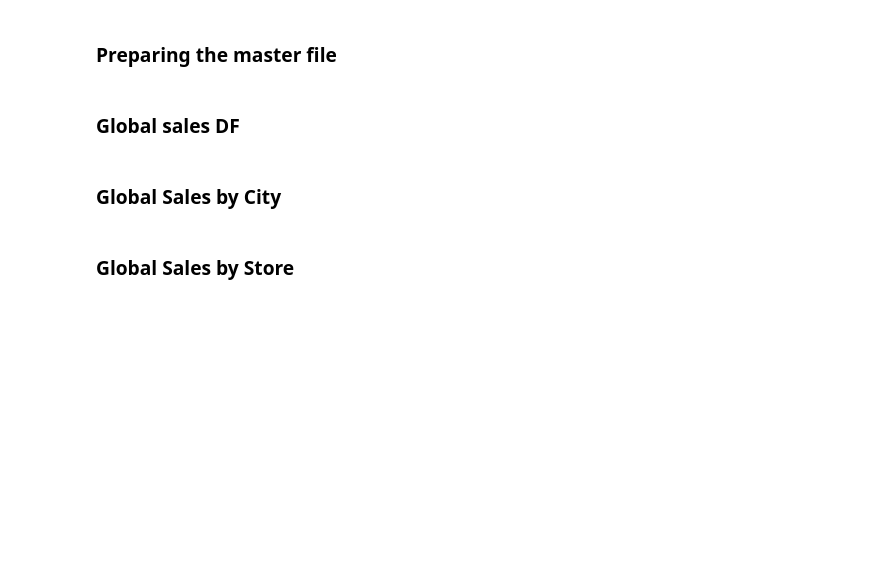
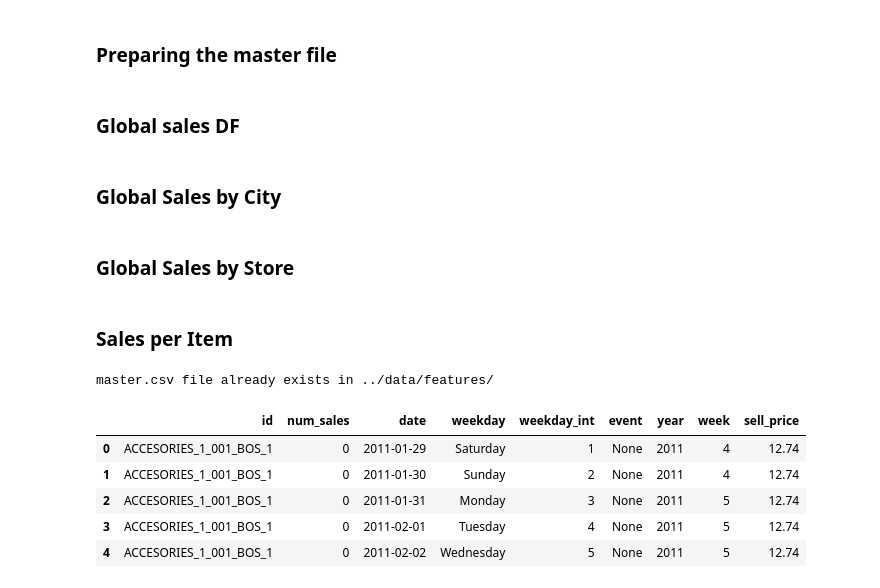
Before and after one commit to Maycas/DS-Market, a Jupyter notebook: 1 - Analysis/2 - Feature engineering.ipynb, the cells around one changed output. Saved outputs shown, nothing was run; the diff lists cells and outputs as text; code cells hidden in the pictures; blank space fills up the shorter version.

```diff
--- a/1 - Analysis/2 - Feature engineering.ipynb
+++ b/1 - Analysis/2 - Feature engineering.ipynb
@@ -273,3 +187,26 @@ dfs = [
 ]
 
 file_management.save_dfs_to_csv(dfs, directory, prefix = '')
+# %% [markdown]
+### Sales per Item
+# %%
+# downloading the feature file from gdrive - in case you didn't run the previous section
+directory = '../data/features/'
+urls = [
+    {'filename': 'master.csv', 'url': 'https://drive.google.com/file/d/1_OCpE6AZK3ju5RJVTJZm8ox5Cn8G3_Ag/view?usp=sharing'},
+]
+
+file_management.download_files_from_url(urls, directory)
+
+master = pd.read_csv(directory + 'master.csv', index_col = 0)
+# %% [output]
+master.csv file already exists in ../data/features/
+# %%
+master.head()
+# %% [output]
+|  | id | num_sales | date | weekday | weekday_int | event | year | week | sell_price |
+| 0 | ACCESORIES_1_001_BOS_1 | 0 | 2011-01-29 | Saturday | 1 | None | 2011 | 4 | 12.74 |
+| 1 | ACCESORIES_1_001_BOS_1 | 0 | 2011-01-30 | Sunday | 2 | None | 2011 | 4 | 12.74 |
+| 2 | ACCESORIES_1_001_BOS_1 | 0 | 2011-01-31 | Monday | 3 | None | 2011 | 5 | 12.74 |
+| 3 | ACCESORIES_1_001_BOS_1 | 0 | 2011-02-01 | Tuesday | 4 | None | 2011 | 5 | 12.74 |
+| 4 | ACCESORIES_1_001_BOS_1 | 0 | 2011-02-02 | Wednesday | 5 | None | 2011 | 5 | 12.74 |
```
Also changed, not shown: parts of 15 cells of this notebook, 2 other files.
